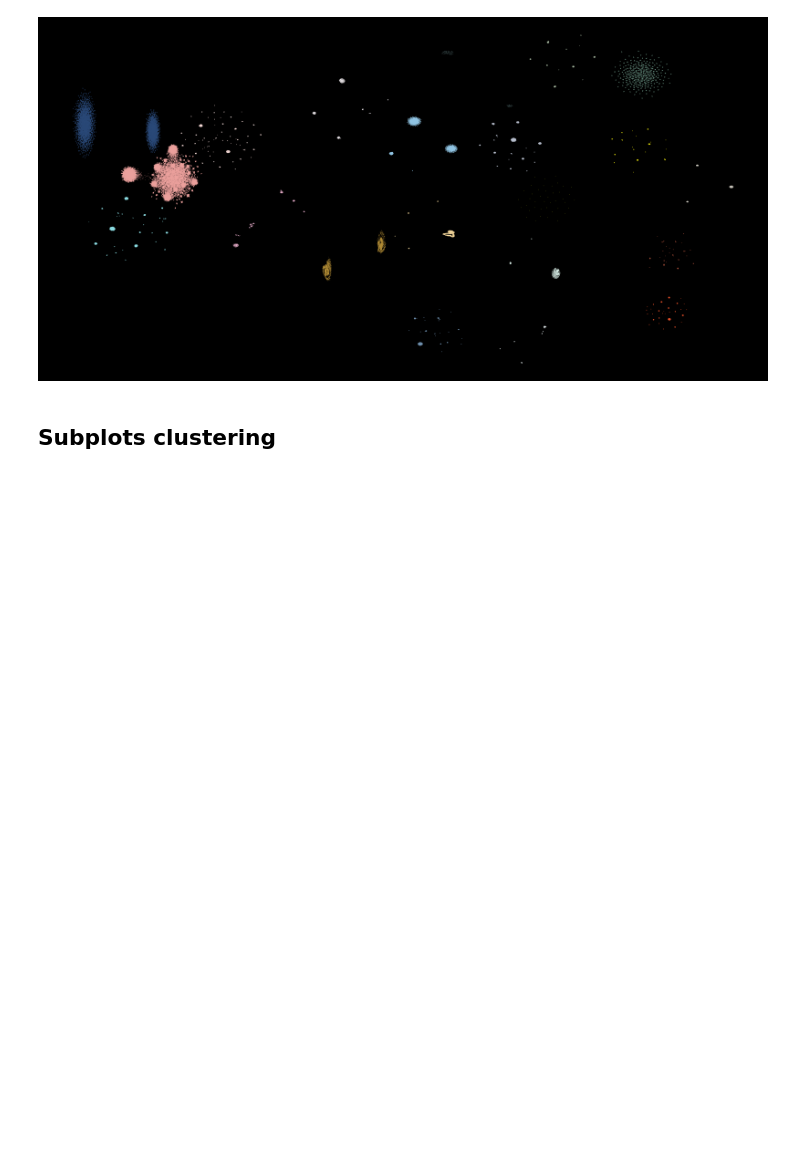
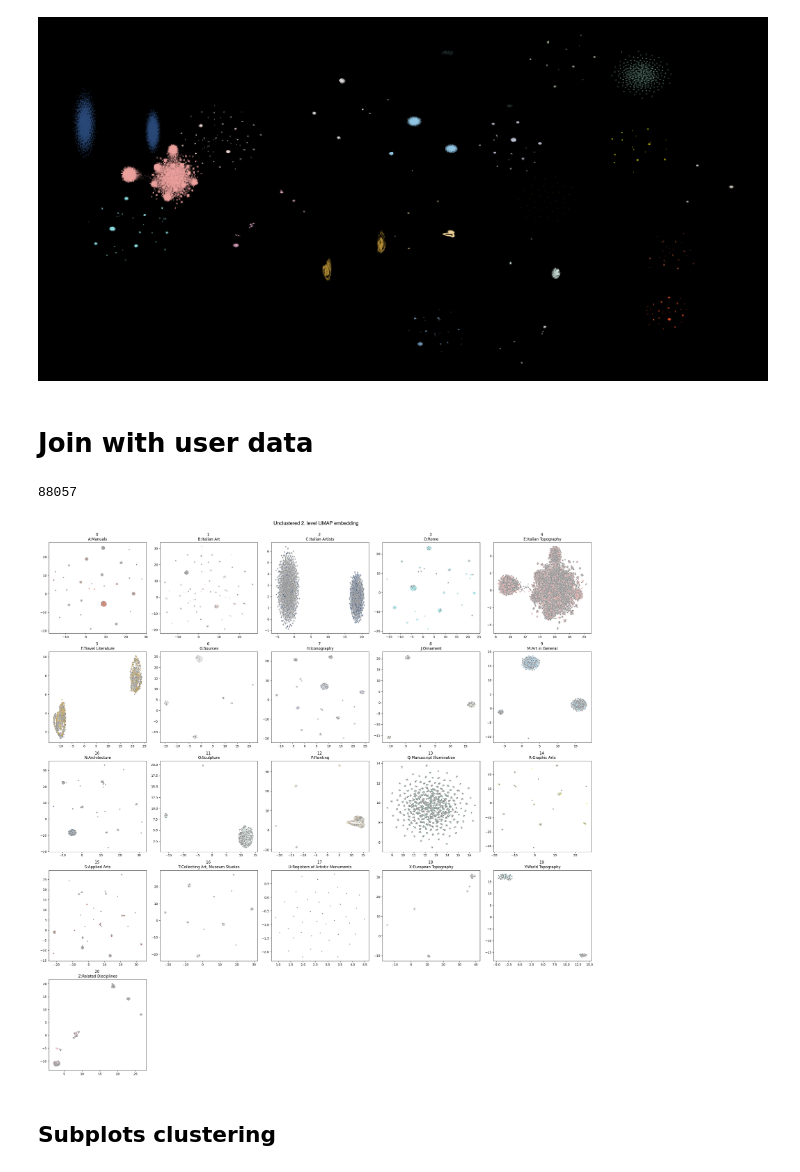
Before and after one commit to hanaCasey/BHVizData, a Jupyter notebook: embeddings/title_embedding.ipynb, the cells around one changed output. Saved outputs shown, nothing was run; the diff lists cells and outputs as text; code cells hidden in the pictures; blank space fills up the shorter version.

```diff
--- a/embeddings/title_embedding.ipynb
+++ b/embeddings/title_embedding.ipynb
@@ -207,6 +207,59 @@ for i, (group_name, group_df) in enumerate(grouped):
     plt.close(fig)
 # %% [output]
 [figure]
+# %% [markdown]
+# Join with user data
+# %%
+# Read user data merged with Freihand (merging in users.ipynb)
+user_df = pd.read_csv('../user_data/merged.csv')
+user_books = user_df['Z30_CALL_NO'].unique()
+# %%
+df['used'] = df['signature'].isin(user_books)
+# %%
+df.used.sum()
+# %% [output]
+88057
+# %%
+n_clusters = len(grouped)
+n_rows = int(np.ceil(np.sqrt(n_clusters)))
+n_cols = int(np.ceil(n_clusters / n_rows))
+
+# Create the subplots for the level 2 embeddings
+fig, axes = plt.subplots(n_rows, n_cols, figsize=(n_rows * 5, n_cols * 5))
+axes = axes.flatten()
+
+for i, (group_name, group_df) in enumerate(grouped):
+
+    ax = axes[i]
+
+    emb = embeddings_2[i]
+    # labels = clusters_2[i][0]
+    # clustered = clusters_2[i][1]
+
+    in_group = df.loc[group_df.index, :]
+    order = sorted(in_group.text_2.unique())
+
+    # Update color whether or not book has been used in the past 10 years
+    color = [custom_cmap(i / (n_clusters - 1)) if is_in_user else 'grey' for is_in_user in group_df['used']]
+
+    # Clustered datapoints
+    sns.scatterplot(x=emb[:, 0],
+                    y=emb[:, 1],
+                    c=color,
+                    ax=ax,
+                    s=10,)
+
+    ax.set_title('{} \n{}:{}'.format(i, group_name, subject_dict[group_name]))
+
+# Hide any extra subplots
+for j in range(n_clusters, n_rows * n_cols):
+    fig.delaxes(axes[j])
+
+fig.suptitle('Unclustered 2. level UMAP embedding', fontsize=16, y=1, font='Helvetica')
+plt.tight_layout()
+plt.show()
+# %% [output]
+[figure, added]
 # %% [markdown]
 ## Subplots clustering
 # %%
```
Also changed, not shown: 1 other file.
